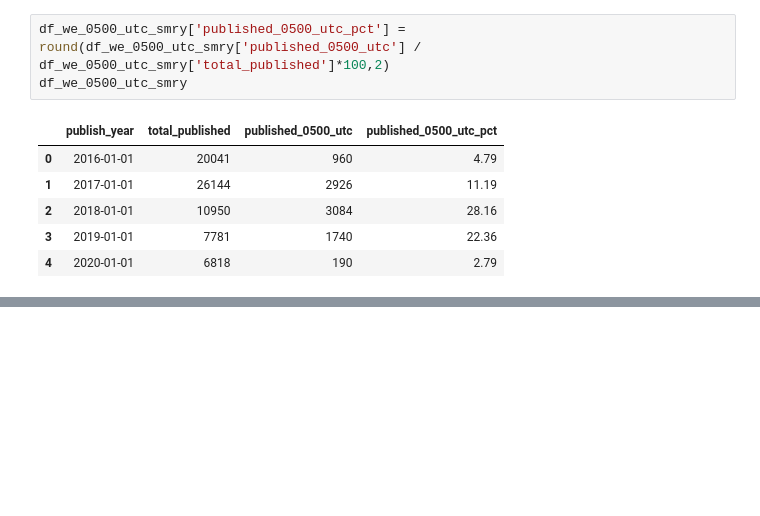
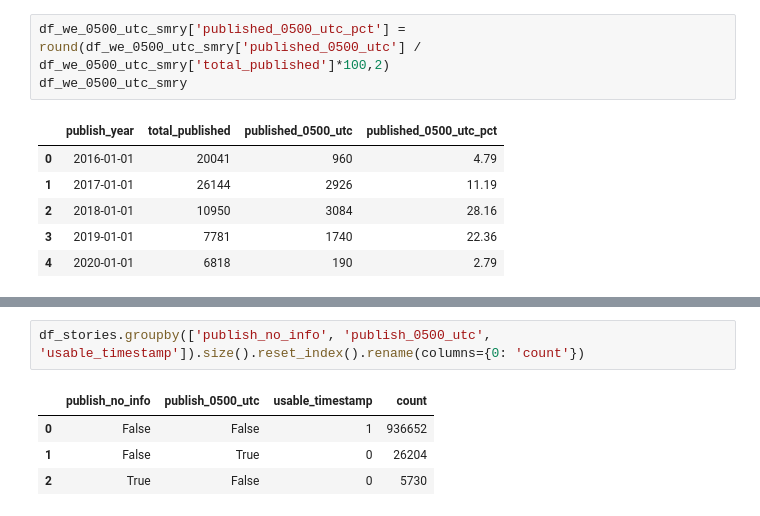
Before and after one commit to wlmwng/us-right-media, a Jupyter notebook: usrightmedia/code/03-mediacloud/03-mediacloud-publish-date.ipynb, the cells around one changed output, grey strips where cells are left out. Drawn from its saved outputs; the diff is of its cells as text; blank space fills up the shorter version.

```diff
--- a/usrightmedia/code/03-mediacloud/03-mediacloud-publish-date.ipynb
+++ b/usrightmedia/code/03-mediacloud/03-mediacloud-publish-date.ipynb
@@ -178,0 +228,7 @@ df_we_0500_utc_smry
+# %%
+df_stories.groupby(['publish_no_info', 'publish_0500_utc', 'usable_timestamp']).size().reset_index().rename(columns={0: 'count'})
+# %% [output]
+|  | publish_no_info | publish_0500_utc | usable_timestamp | count |
+| 0 | False | False | 1 | 936652 |
+| 1 | False | True | 0 | 26204 |
+| 2 | True | False | 0 | 5730 |
```
Also changed, not shown: parts of 6 cells of this notebook.
